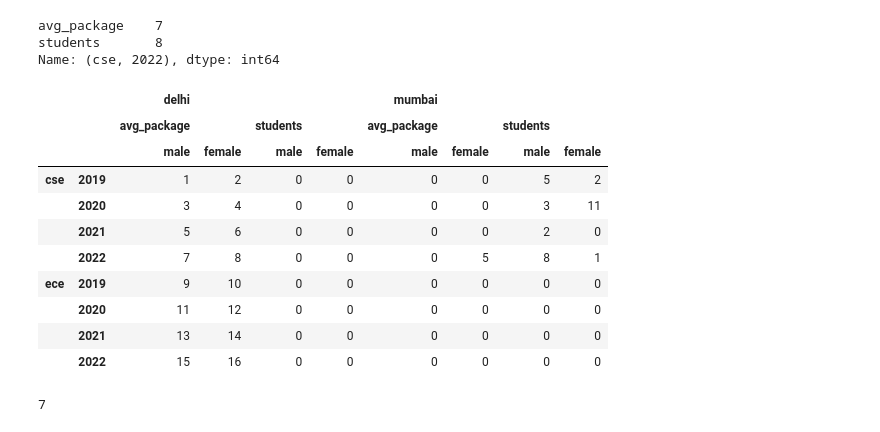
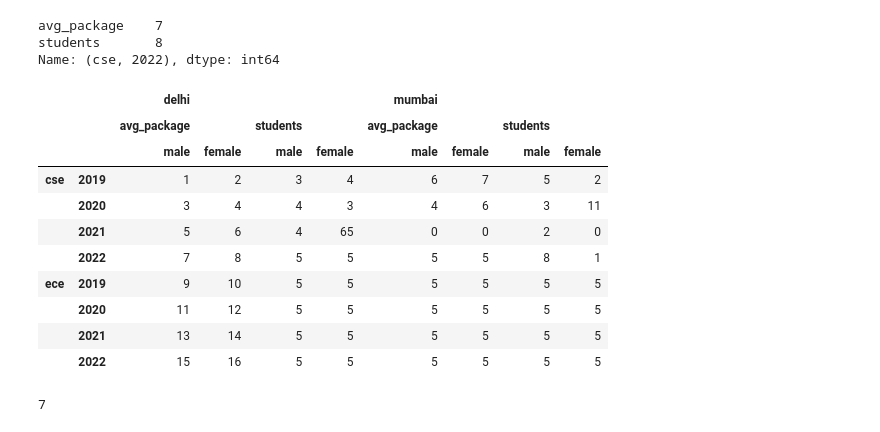
Before and after one commit to 23f2005522/DS-Study, a Jupyter notebook: Week8/session21/session_21_multiindex_objects.ipynb, the cells around one changed output. Cells and saved outputs as stored; diff of their text form; code cells hidden in the pictures.

```diff
--- a/Week8/session21/session_21_multiindex_objects.ipynb
+++ b/Week8/session21/session_21_multiindex_objects.ipynb
@@ -268,35 +268,35 @@ Name: (cse, 2022), dtype: int64
 # %%
 
 
 # Exaple of 5D data representation in 2D dataframe
 
 df_1 = pd.DataFrame(
     [
-        [1,2,0,0,0,0,5,2],
-        [3,4,0,0,0,0,3,11],
-        [5,6,0,0,0,0,2,0],
-        [7,8,0,0,0,5,8,1],
-        [9,10,0,0,0,0,0,0],
-        [11,12,0,0,0,0,0,0],
-        [13,14,0,0,0,0,0,0],
-        [15,16,0,0,0,0,0,0],
+        [1,2,3,4,6,7,5,2],
+        [3,4,4,3,4,6,3,11],
+        [5,6,4,65,0,0,2,0],
+        [7,8,5,5,5,5,8,1],
+        [9,10,5,5,5,5,5,5],
+        [11,12,5,5,5,5,5,5],
+        [13,14,5,5,5,5,5,5],
+        [15,16,5,5,5,5,5,5],
     ],
     index = multiindex,
     columns = pd.MultiIndex.from_product([['delhi','mumbai'],['avg_package','students'],['male','female']])
 )
 df_1  ## no of dimention  = no of levels in index + no of levels in columns = 2 + 3 = 5D data representation in 2D dataframe
 # %% [output]
 |  |  | delhi |  |  |  | mumbai |  |  |  |
 |  |  | avg_package |  | students |  | avg_package |  | students |  |
 |  |  | male | female | male | female | male | female | male | female |
-| cse | 2019 | 1 | 2 | 0 | 0 | 0 | 0 | 5 | 2 |
-|  | 2020 | 3 | 4 | 0 | 0 | 0 | 0 | 3 | 11 |
-|  | 2021 | 5 | 6 | 0 | 0 | 0 | 0 | 2 | 0 |
-|  | 2022 | 7 | 8 | 0 | 0 | 0 | 5 | 8 | 1 |
-| ece | 2019 | 9 | 10 | 0 | 0 | 0 | 0 | 0 | 0 |
-|  | 2020 | 11 | 12 | 0 | 0 | 0 | 0 | 0 | 0 |
-|  | 2021 | 13 | 14 | 0 | 0 | 0 | 0 | 0 | 0 |
-|  | 2022 | 15 | 16 | 0 | 0 | 0 | 0 | 0 | 0 |
+| cse | 2019 | 1 | 2 | 3 | 4 | 6 | 7 | 5 | 2 |
+|  | 2020 | 3 | 4 | 4 | 3 | 4 | 6 | 3 | 11 |
+|  | 2021 | 5 | 6 | 4 | 65 | 0 | 0 | 2 | 0 |
+|  | 2022 | 7 | 8 | 5 | 5 | 5 | 5 | 8 | 1 |
+| ece | 2019 | 9 | 10 | 5 | 5 | 5 | 5 | 5 | 5 |
+|  | 2020 | 11 | 12 | 5 | 5 | 5 | 5 | 5 | 5 |
+|  | 2021 | 13 | 14 | 5 | 5 | 5 | 5 | 5 | 5 |
+|  | 2022 | 15 | 16 | 5 | 5 | 5 | 5 | 5 | 5 |
 # %%
 
 # Example : avg_package of male students of cse branch in delhi campus in 2022
```
Also changed, not shown: parts of 14 cells of this notebook, 2 other files.
